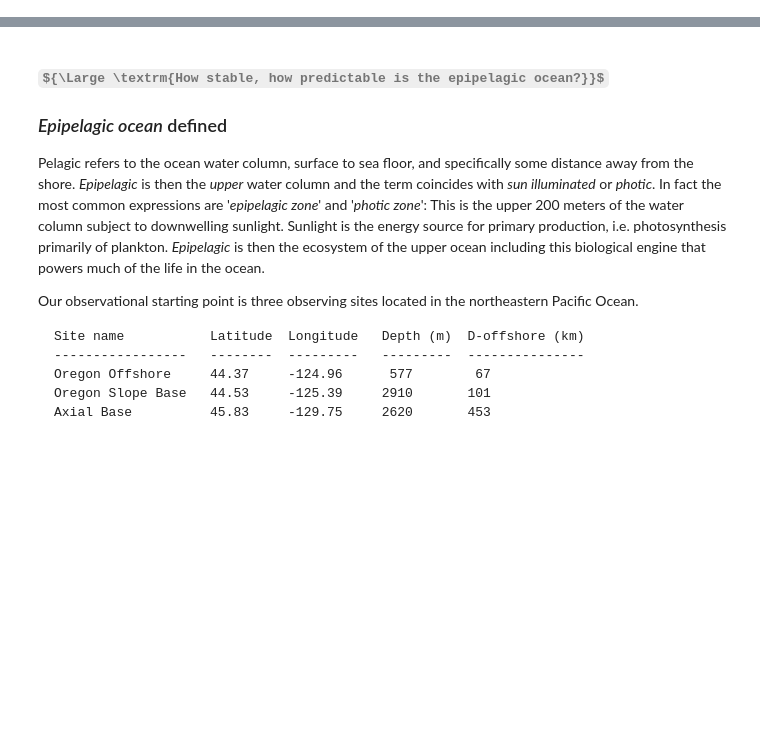
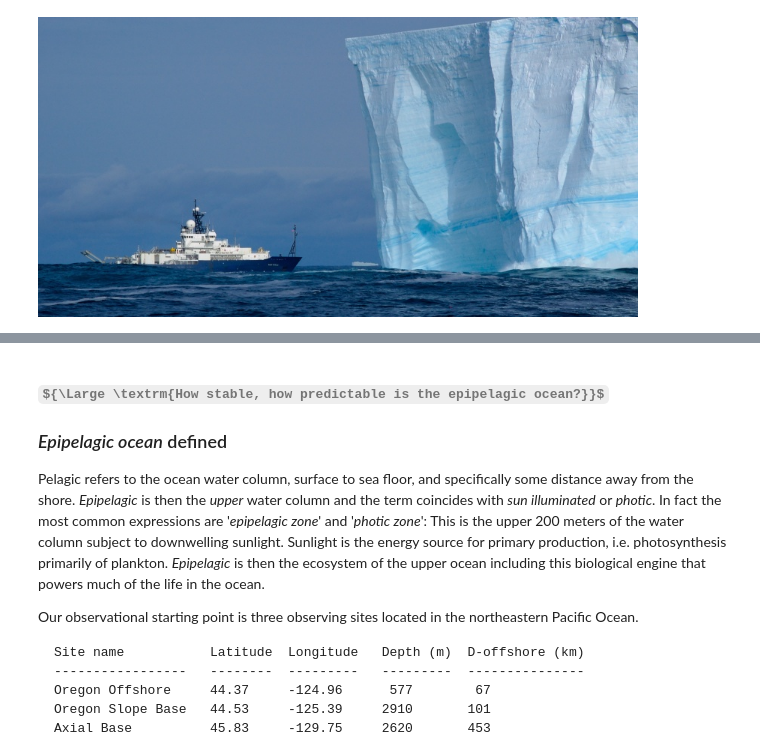
Before and after one commit to geo-smart/oceanography, a Jupyter notebook: book/chapters/1.1oceanscience.ipynb, the cells around one changed output, grey strips where cells are left out. Drawn from its saved outputs; the diff is of its cells as text; code cells hidden in the pictures; some formulas as TeX source; blank space fills up the shorter version.

```diff
--- a/book/chapters/1.1oceanscience.ipynb
+++ b/book/chapters/1.1oceanscience.ipynb
@@ -59,0 +15,5 @@ Let us begin with an ambitious question:
+# %%
+from IPython.display import Image
+Image(filename='./../img/revelle.jpg', width=600)
+# %% [output]
+[figure, added]
```
Also changed, not shown: parts of 10 cells of this notebook, 3 other files.
